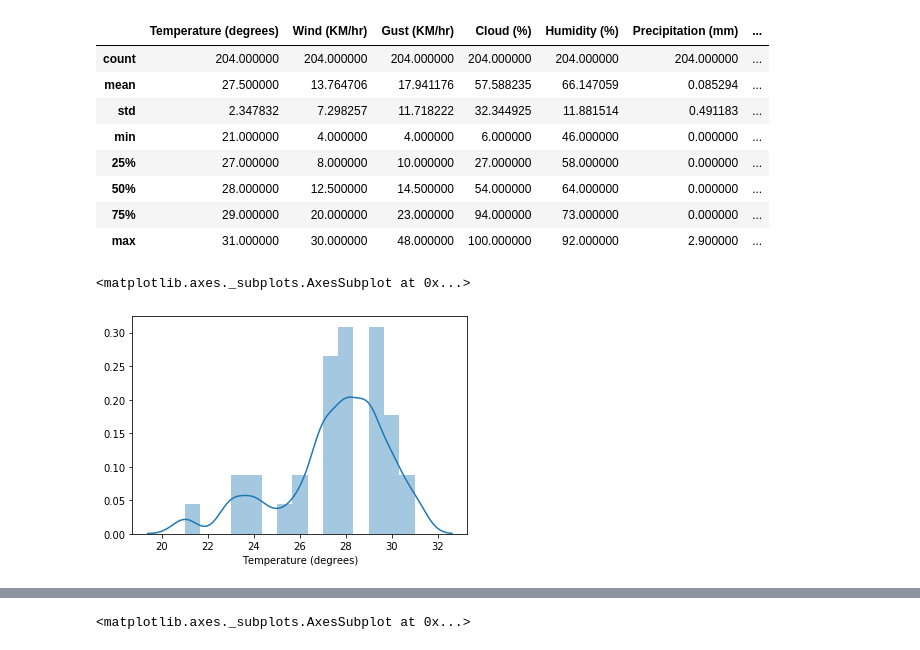
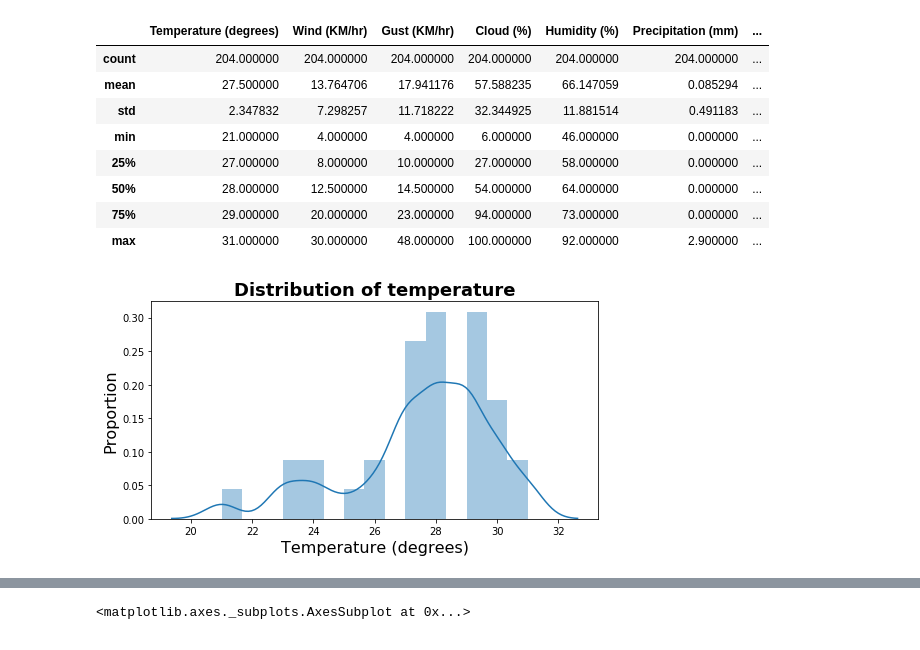
Before and after one commit to Angps1995/Spatial-Temporal-Models-for-delivery-demand-forecast, a Jupyter notebook: Models/ExploratoryAnalysis.ipynb, the cells around one changed output, grey strips where cells are left out. Drawn from its saved outputs; the diff is of its cells as text; code cells hidden in the pictures.

```diff
--- a/Models/ExploratoryAnalysis.ipynb
+++ b/Models/ExploratoryAnalysis.ipynb
@@ -120,3 +110,19 @@ We can see that there are alot of locations with very low non-zero demands (<10)
+# %%
+def dist_plot(data, xlabel, ylabel, title, fname):
+    plt.figure(figsize=(8,4))
+    sns.distplot(data)
+    plt.xlabel(xlabel, fontsize = 16)
+    plt.ylabel(ylabel, fontsize = 16)
+    plt.title(title, fontsize = 18, fontweight = 'bold')
+    plt.savefig(image_dir + fname)
+
+def plot_scatter(x, y, xlabel, ylabel, title, fname):
+    plt.figure(figsize=(8,4))
+    sns.scatterplot(x, y)
+    plt.xlabel(xlabel, fontsize = 16)
+    plt.ylabel(ylabel, fontsize = 16)
+    plt.title(title, fontsize = 18, fontweight = 'bold')
+    plt.savefig(image_dir + fname)
 # %%
 weather_df = pd.read_csv(data_dir + "time.csv")
 # %%
@@ -140,8 +146,7 @@ weather_df.describe()
 | 50% | 28.000000 | 12.500000 | 14.500000 | 54.000000 | 64.000000 | 0.000000 | ... |
 | 75% | 29.000000 | 20.000000 | 23.000000 | 94.000000 | 73.000000 | 0.000000 | ... |
 | max | 31.000000 | 30.000000 | 48.000000 | 100.000000 | 92.000000 | 2.900000 | ... |
-# %%
-sns.distplot(weather_df['Temperature (degrees)'])
-# %% [output]
-<matplotlib.axes._subplots.AxesSubplot at 0x...>
-[figure, removed]
+# %%
+dist_plot(weather_df['Temperature (degrees)'], "Temperature (degrees)", "Proportion", "Distribution of temperature", 'distplot_temp')
+# %% [output]
+[figure, added]
```
Also changed, not shown: parts of 80 cells of this notebook, 1 other file.
